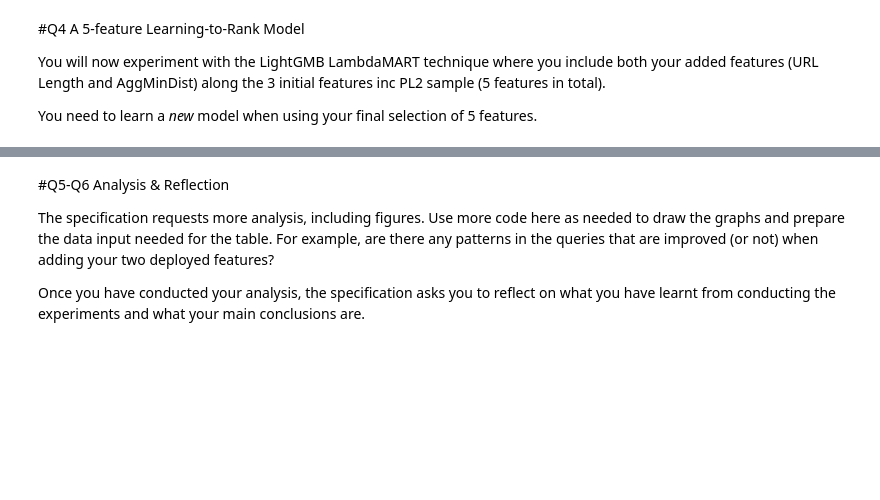
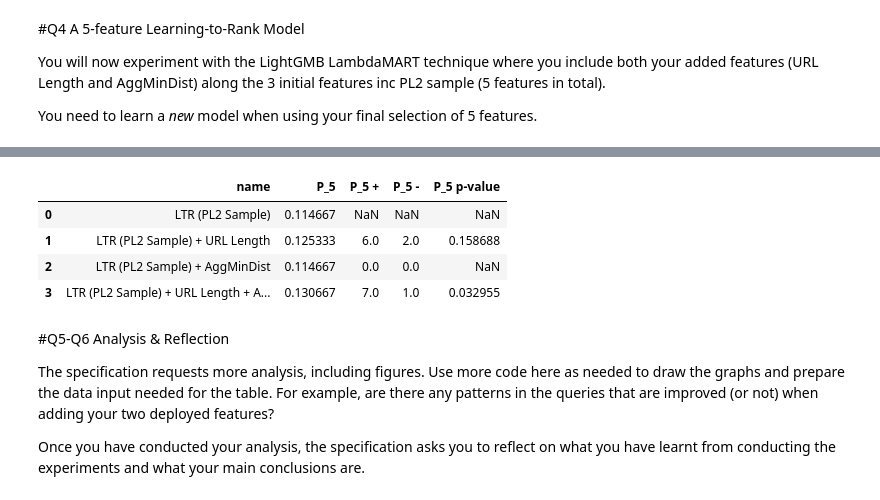
Before and after one commit to podyssea/InformationRetrieval, a Jupyter notebook: InformationRetrievalExercise2_2210049p.ipynb, the cells around one changed output, grey strips where cells are left out. Saved outputs shown, nothing was run; the diff lists cells and outputs as text; code cells hidden in the pictures; blank space fills up the shorter version.

```diff
--- a/InformationRetrievalExercise2_2210049p.ipynb
+++ b/InformationRetrievalExercise2_2210049p.ipynb
@@ -467,3 +557,11 @@ You need to learn a *new* model when using your final selection of 5 features.
+# %%
+pt.Experiment([lmart_l_pipe, boosted_model, boosted_model_dist, model_5_features], test_topics, test_qrels, ["P.5"], names=["LTR (PL2 Sample)", "LTR (PL2 Sample) + URL Length", "LTR (PL2 Sample) + AggMinDist", "LTR (PL2 Sample) + URL Length + AggMinDist"], baseline = 0)
+# %% [output]
+|  | name | P_5 | P_5 + | P_5 - | P_5 p-value |
+| 0 | LTR (PL2 Sample) | 0.114667 | NaN | NaN | NaN |
+| 1 | LTR (PL2 Sample) + URL Length | 0.125333 | 6.0 | 2.0 | 0.158688 |
+| 2 | LTR (PL2 Sample) + AggMinDist | 0.114667 | 0.0 | 0.0 | NaN |
+| 3 | LTR (PL2 Sample) + URL Length + A... | 0.130667 | 7.0 | 1.0 | 0.032955 |
 # %% [markdown]
 #Q5-Q6 Analysis & Reflection
 
```
Also changed, not shown: parts of 19 cells of this notebook.
